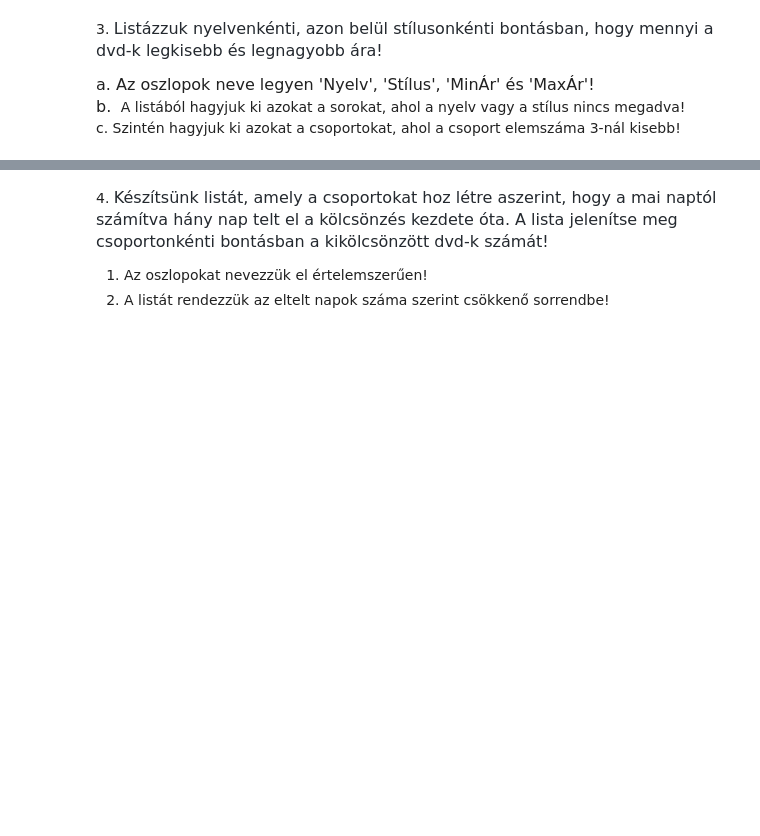
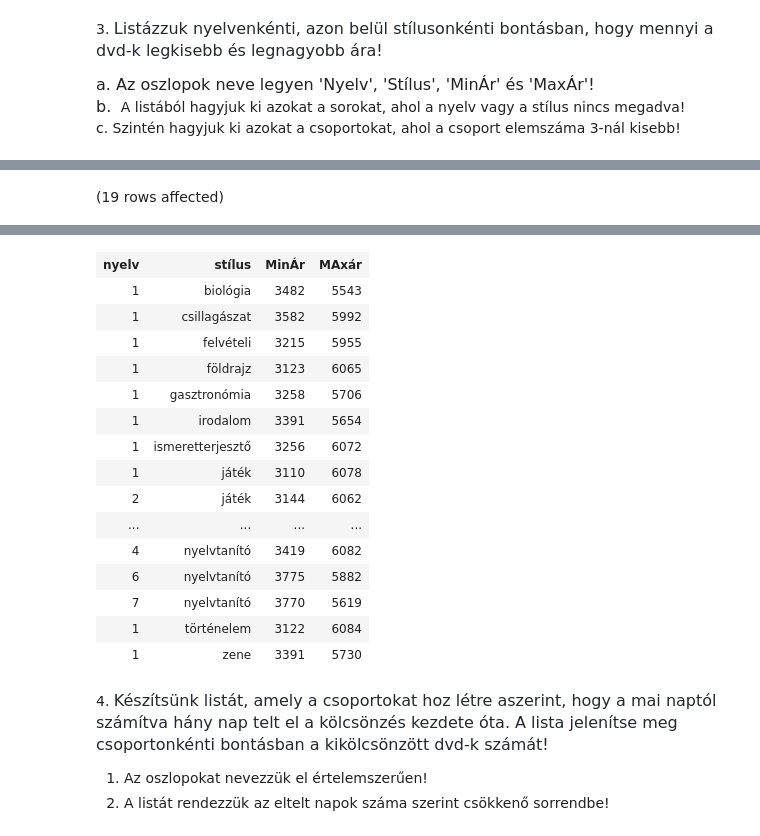
Before and after one commit to bendeguzmiskey/adatb01, a Jupyter notebook: gyakorlat02_feladatok .ipynb, the cells around one changed output, grey strips where cells are left out. Saved outputs shown, nothing was run; the diff lists cells and outputs as text; code cells hidden in the pictures; blank space fills up the shorter version.

```diff
--- a/gyakorlat02_feladatok .ipynb
+++ b/gyakorlat02_feladatok .ipynb
@@ -40,0 +58,12 @@ Total execution time: 00:00:00
+# %%
+SELECT
+    lang as 'nyelv',
+    stilus as 'stílus',
+    MIN(nettoar) as 'MinÁr',
+    MAX(nettoar) as 'MAxár'
+FROM dvd
+WHERE lang is not null and stilus is not  null
+GROUP BY lang, stilus
+HAVING COUNT(*)>3
+# %% [output]
+(19 rows affected)
@@ -41,3 +71,19 @@ Total execution time: 00:00:00
+| nyelv | stílus | MinÁr | MAxár |
+| 1 | biológia | 3482 | 5543 |
+| 1 | csillagászat | 3582 | 5992 |
+| 1 | felvételi | 3215 | 5955 |
+| 1 | földrajz | 3123 | 6065 |
+| 1 | gasztronómia | 3258 | 5706 |
+| 1 | irodalom | 3391 | 5654 |
+| 1 | ismeretterjesztő | 3256 | 6072 |
+| 1 | játék | 3110 | 6078 |
+| 2 | játék | 3144 | 6062 |
+| ... | ... | ... | ... |
+| 4 | nyelvtanító | 3419 | 6082 |
+| 6 | nyelvtanító | 3775 | 5882 |
+| 7 | nyelvtanító | 3770 | 5619 |
+| 1 | történelem | 3122 | 6084 |
+| 1 | zene | 3391 | 5730 |
 # %% [markdown]
 4. <span style="color: rgb(36, 41, 47); font-family: -apple-system, BlinkMacSystemFont, &quot;Segoe UI&quot;, Helvetica, Arial, sans-serif, &quot;Apple Color Emoji&quot;, &quot;Segoe UI Emoji&quot;; font-size: 16px;">Készítsünk listát, amely a csoportokat hoz létre aszerint, hogy a mai naptól számítva hány nap telt el a kölcsönzés kezdete óta. A lista jelenítse meg csoportonkénti bontásban a kikölcsönzött dvd-k számát!</span>
 
```
Also changed, not shown: parts of 9 cells of this notebook.
